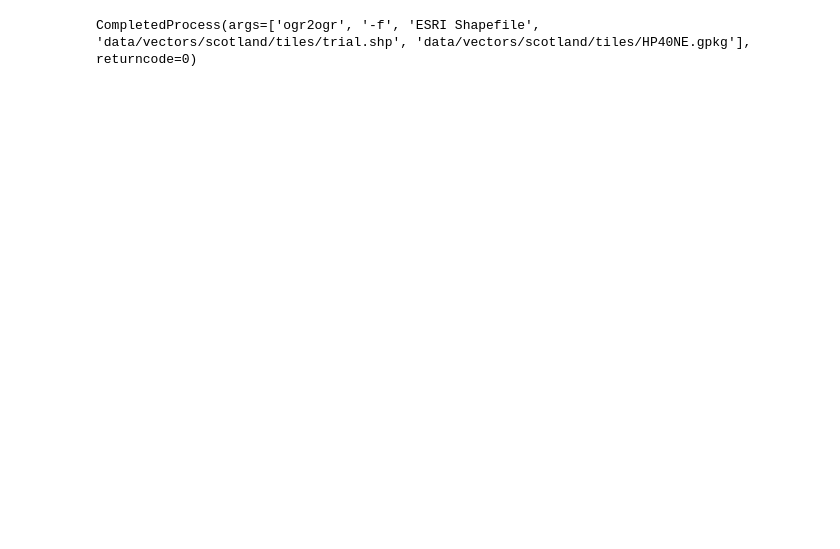
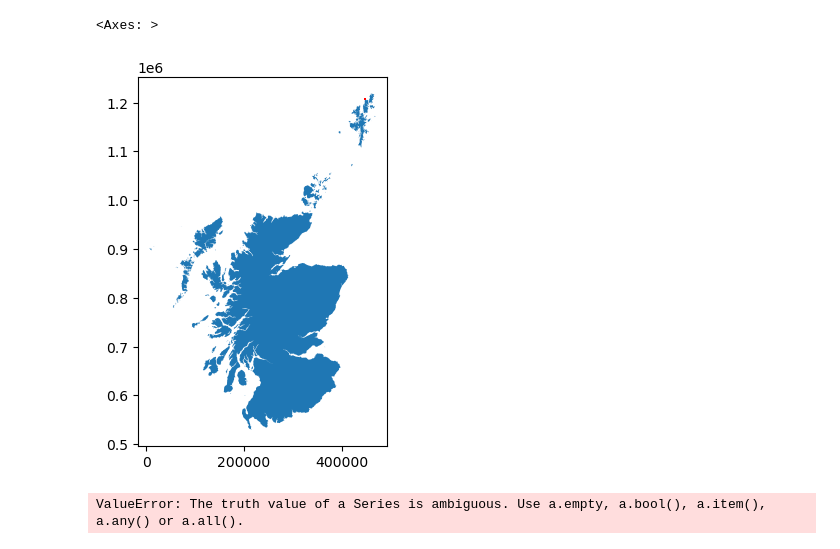
Before and after one commit to JamieMacManaway/roughness, a Jupyter notebook: sandbox.ipynb, the cells around one changed output. Cells and saved outputs as stored; diff of their text form; code cells hidden in the pictures; blank space fills up the shorter version.

```diff
--- a/sandbox.ipynb
+++ b/sandbox.ipynb
@@ -173,13 +81,9 @@ gdal.Footprint((shp_folder / test[1].stem).with_suffix('.gpkg'), test[1])
 # %%
-
-
 scotland = gpd.read_file('data/vectors/scotland/scotland.shp')
-test = gpd.read_file('data/vectors/scotland/shps/NN17NE.gpkg').to_crs(epsg=27700)
+test = gpd.read_file('data/vectors/scotland/tiles/trial.gpkg').to_crs(epsg=27700)
 
 ax = scotland.plot()
 test.plot(ax=ax, fc='red')
-
-test.plot(color='red')
-
-# locate tiles from the index which correspond to the periphery
-# gland_index = index[index.intersects(periphery.union_all())]
+# %% [output]
+<Axes: >
+[figure, added]
@@ -188,13 +90,9 @@ import subprocess
-# %%
-
-subprocess.run(['ogr2ogr',
-                '-f',
-                'ESRI Shapefile',
-                'data/vectors/scotland/tiles/trial.shp',
-                'data/vectors/scotland/tiles/HP40NE.gpkg'], check=True
-                )
-# %% [output]
-CompletedProcess(args=['ogr2ogr', '-f', 'ESRI Shapefile', 'data/vectors/scotland/tiles/trial.shp', 'data/vectors/scotland/tiles/HP40NE.gpkg'], returncode=0)
+# %%
+# locate tiles from the index which correspond to the periphery
+if test[test.intersects(scotland.union_all())] == True:
+    test.plot()
+# %% [output]
+ValueError: The truth value of a Series is ambiguous. Use a.empty, a.bool(), a.item(), a.any() or a.all().
 # %%
 vector = gpd.read_file(shp_folder / 'trial.shp')
 
```
Also changed, not shown: parts of 21 cells of this notebook.
